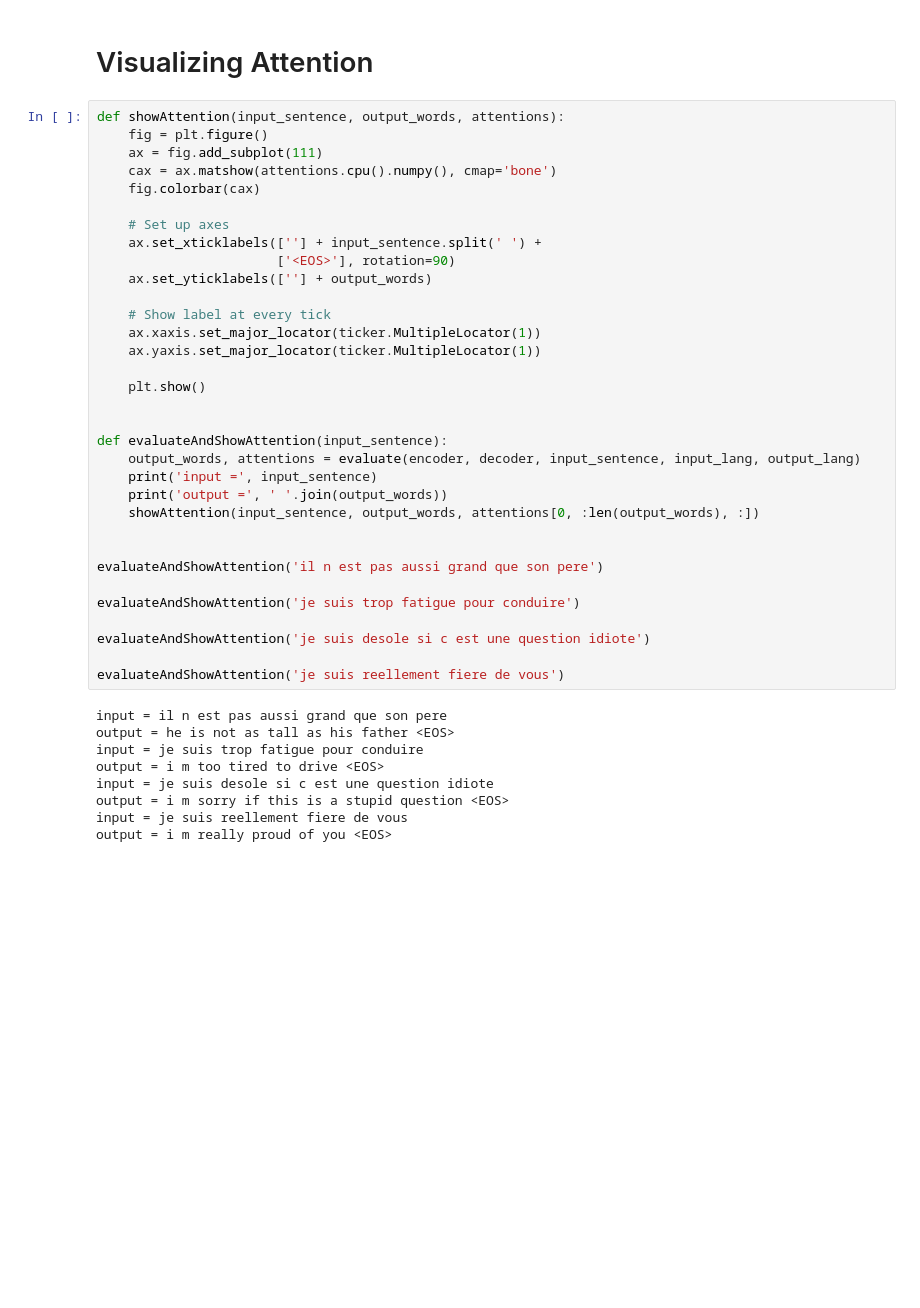
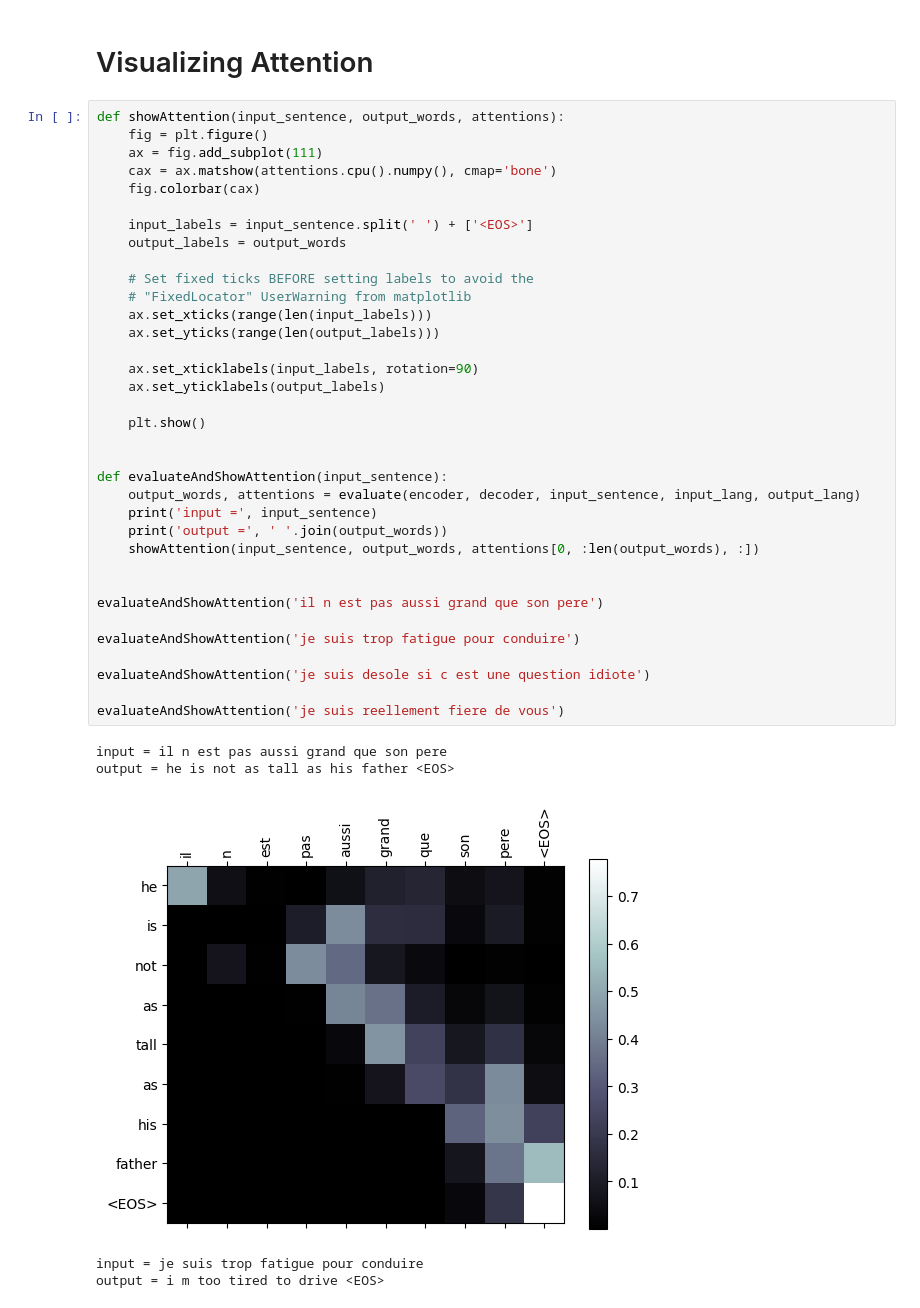
Before and after one commit to tusharsinghsoam/natural-language-processing, a Jupyter notebook: nlp_with_pytorch/seq2seq_translation.ipynb, the cells around one changed output. Saved outputs shown, nothing was run; the diff lists cells and outputs as text; blank space fills up the shorter version.

```diff
--- a/nlp_with_pytorch/seq2seq_translation.ipynb
+++ b/nlp_with_pytorch/seq2seq_translation.ipynb
@@ -482,42 +482,41 @@ evaluateRandomly(encoder, decoder)
 # %%
 def showAttention(input_sentence, output_words, attentions):
     fig = plt.figure()
     ax = fig.add_subplot(111)
     cax = ax.matshow(attentions.cpu().numpy(), cmap='bone')
     fig.colorbar(cax)
 
-    # Set up axes
-    ax.set_xticklabels([''] + input_sentence.split(' ') +
-                       ['<EOS>'], rotation=90)
-    ax.set_yticklabels([''] + output_words)
+    input_labels = input_sentence.split(' ') + ['<EOS>']
+    output_labels = output_words
 
-    # Show label at every tick
-    ax.xaxis.set_major_locator(ticker.MultipleLocator(1))
-    ax.yaxis.set_major_locator(ticker.MultipleLocator(1))
+    # Set fixed ticks BEFORE setting labels to avoid the
+    # "FixedLocator" UserWarning from matplotlib
+    ax.set_xticks(range(len(input_labels)))
+    ax.set_yticks(range(len(output_labels)))
+
+    ax.set_xticklabels(input_labels, rotation=90)
+    ax.set_yticklabels(output_labels)
 
     plt.show()
 
 
 def evaluateAndShowAttention(input_sentence):
     output_words, attentions = evaluate(encoder, decoder, input_sentence, input_lang, output_lang)
     print('input =', input_sentence)
     print('output =', ' '.join(output_words))
     showAttention(input_sentence, output_words, attentions[0, :len(output_words), :])
 
 
 evaluateAndShowAttention('il n est pas aussi grand que son pere')
 
 evaluateAndShowAttention('je suis trop fatigue pour conduire')
 
 evaluateAndShowAttention('je suis desole si c est une question idiote')
 
 evaluateAndShowAttention('je suis reellement fiere de vous')
 # %% [output]
 input = il n est pas aussi grand que son pere
 output = he is not as tall as his father <EOS>
-input = je suis trop fatigue pour conduire
-output = i m too tired to drive <EOS>
-input = je suis desole si c est une question idiote
-output = i m sorry if this is a stupid question <EOS>
-input = je suis reellement fiere de vous
-output = i m really proud of you <EOS>
+[figure, added]
+input = je suis trop fatigue pour conduire
+output = i m too tired to drive <EOS>
```
Also changed, not shown: parts of 5 cells of this notebook, 1 other file.
